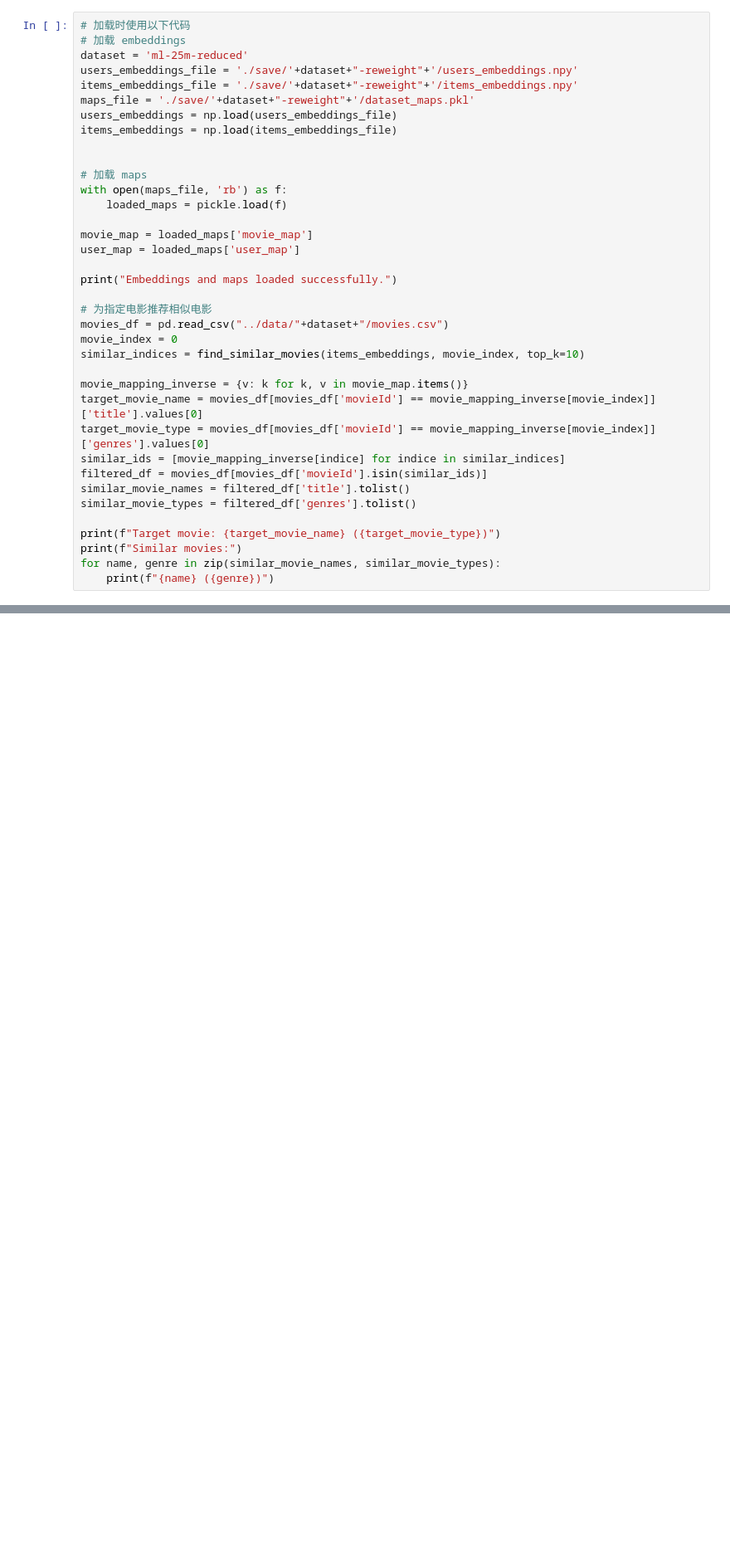
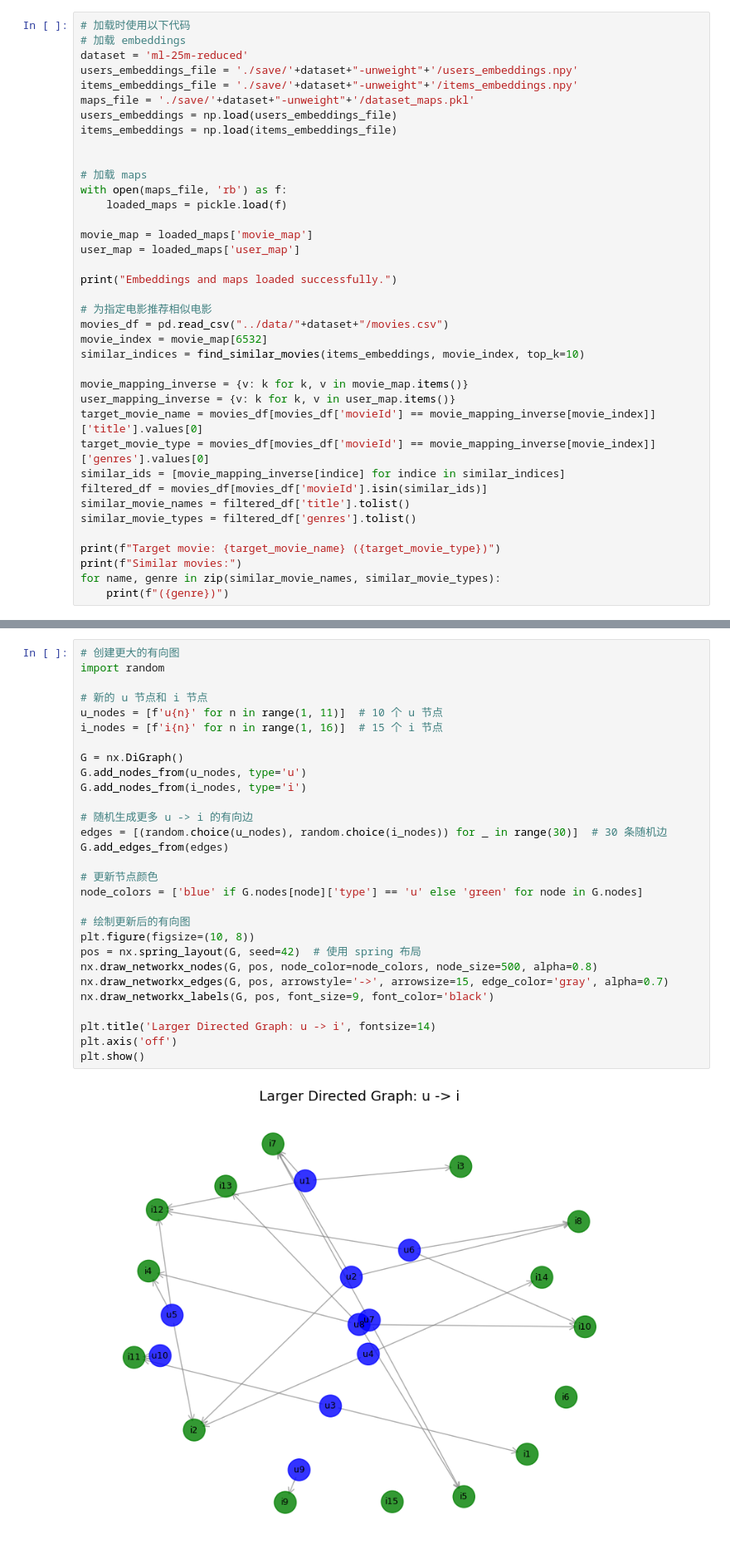
Before and after one commit to Yaoyuxuanyyds/Movie-Rec, a Jupyter notebook: code/test.ipynb, the cells around one changed output, grey strips where cells are left out. Shown: that part at 83% size. Drawn from its saved outputs; the diff is of its cells as text; blank space fills up the shorter version.

```diff
--- a/code/test.ipynb
+++ b/code/test.ipynb
@@ -23,9 +55,9 @@ def find_similar_movies(items_emb_final, movie_index, top_k=10):
 # 加载时使用以下代码
 # 加载 embeddings
 dataset = 'ml-25m-reduced'
-users_embeddings_file = './save/'+dataset+"-reweight"+'/users_embeddings.npy'
-items_embeddings_file = './save/'+dataset+"-reweight"+'/items_embeddings.npy'
-maps_file = './save/'+dataset+"-reweight"+'/dataset_maps.pkl'
+users_embeddings_file = './save/'+dataset+"-unweight"+'/users_embeddings.npy'
+items_embeddings_file = './save/'+dataset+"-unweight"+'/items_embeddings.npy'
+maps_file = './save/'+dataset+"-unweight"+'/dataset_maps.pkl'
 users_embeddings = np.load(users_embeddings_file)
 items_embeddings = np.load(items_embeddings_file)
 
@@ -41,10 +73,11 @@ print("Embeddings and maps loaded successfully.")
 
 # 为指定电影推荐相似电影
 movies_df = pd.read_csv("../data/"+dataset+"/movies.csv")
-movie_index = 0
+movie_index = movie_map[6532]
 similar_indices = find_similar_movies(items_embeddings, movie_index, top_k=10)
 
 movie_mapping_inverse = {v: k for k, v in movie_map.items()}
+user_mapping_inverse = {v: k for k, v in user_map.items()}
 target_movie_name = movies_df[movies_df['movieId'] == movie_mapping_inverse[movie_index]]['title'].values[0]
 target_movie_type = movies_df[movies_df['movieId'] == movie_mapping_inverse[movie_index]]['genres'].values[0]
 similar_ids = [movie_mapping_inverse[indice] for indice in similar_indices]
@@ -55,6 +88,6 @@ similar_movie_types = filtered_df['genres'].tolist()
 print(f"Target movie: {target_movie_name} ({target_movie_type})")
 print(f"Similar movies:")
 for name, genre in zip(similar_movie_names, similar_movie_types):
-    print(f"{name} ({genre})")
+    print(f"({genre})")
 # %% [output]
 Embeddings and maps loaded successfully.
@@ -72,0 +285,31 @@ Toy Story 3 (2010) (Adventure|Animation|Children|Comedy|Fantasy|IMAX)
+# %%
+# 创建更大的有向图
+import random
+
+# 新的 u 节点和 i 节点
+u_nodes = [f'u{n}' for n in range(1, 11)]  # 10 个 u 节点
+i_nodes = [f'i{n}' for n in range(1, 16)]  # 15 个 i 节点
+
+G = nx.DiGraph()
+G.add_nodes_from(u_nodes, type='u')
+G.add_nodes_from(i_nodes, type='i')
+
+# 随机生成更多 u -> i 的有向边
+edges = [(random.choice(u_nodes), random.choice(i_nodes)) for _ in range(30)]  # 30 条随机边
+G.add_edges_from(edges)
+
+# 更新节点颜色
+node_colors = ['blue' if G.nodes[node]['type'] == 'u' else 'green' for node in G.nodes]
+
+# 绘制更新后的有向图
+plt.figure(figsize=(10, 8))
+pos = nx.spring_layout(G, seed=42)  # 使用 spring 布局
+nx.draw_networkx_nodes(G, pos, node_color=node_colors, node_size=500, alpha=0.8)
+nx.draw_networkx_edges(G, pos, arrowstyle='->', arrowsize=15, edge_color='gray', alpha=0.7)
+nx.draw_networkx_labels(G, pos, font_size=9, font_color='black')
+
+plt.title('Larger Directed Graph: u -> i', fontsize=14)
+plt.axis('off')
+plt.show()
+# %% [output]
+[figure, added]
```
Also changed, not shown: parts of 9 cells of this notebook, 4 other files.
